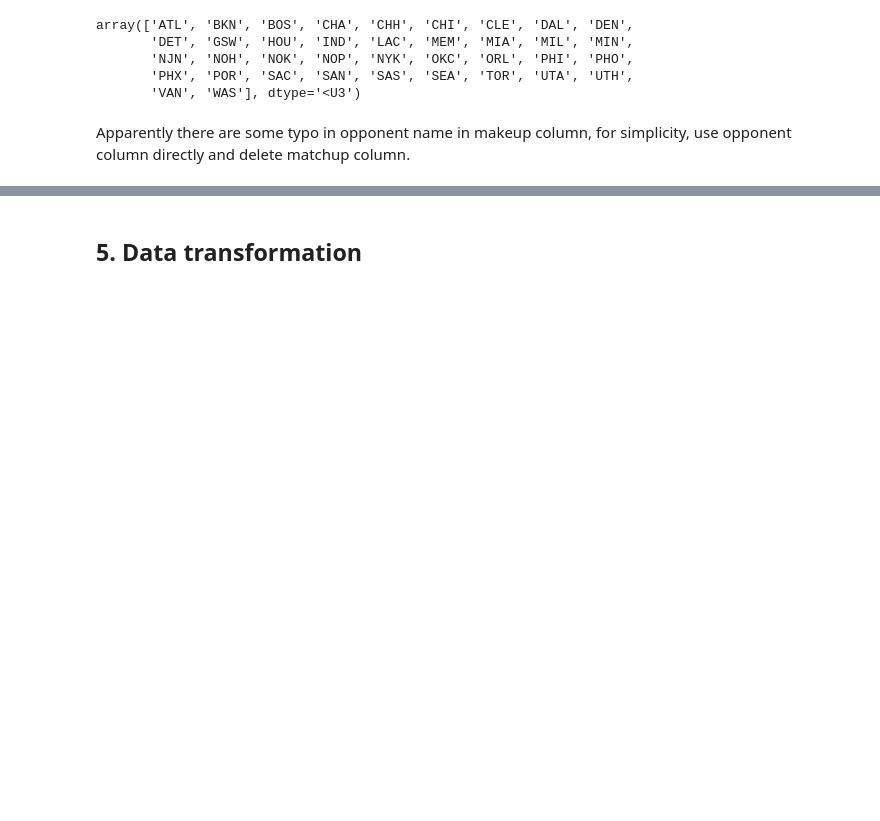
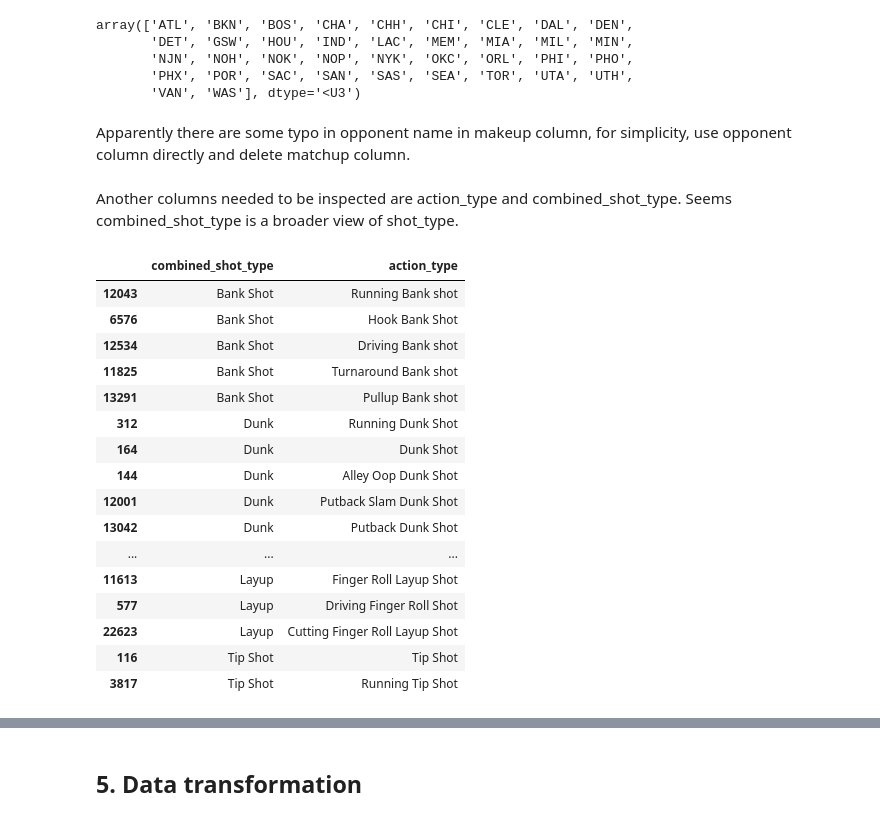
Before and after one commit to wyfok/Kobe_Bryant, a Jupyter notebook: Kobe_Bryant.ipynb, the cells around one changed output, grey strips where cells are left out. Drawn from its saved outputs; the diff is of its cells as text; code cells hidden in the pictures; blank space fills up the shorter version.

```diff
--- a/Kobe_Bryant.ipynb
+++ b/Kobe_Bryant.ipynb
@@ -237,3 +251,25 @@ array(['ATL', 'BKN', 'BOS', 'CHA', 'CHH', 'CHI', 'CLE', 'DAL', 'DEN',
 Apparently there are some typo in opponent name in makeup column, for simplicity, use opponent column directly and delete matchup column.
 # %%
 del data['matchup']
+# %% [markdown]
+Another columns needed to be inspected are action_type and combined_shot_type. Seems combined_shot_type is a broader view of shot_type.
+# %%
+data[['combined_shot_type','action_type']].drop_duplicates().sort_values('combined_shot_type')
+# %% [output]
+|  | combined_shot_type | action_type |
+| 12043 | Bank Shot | Running Bank shot |
+| 6576 | Bank Shot | Hook Bank Shot |
+| 12534 | Bank Shot | Driving Bank shot |
+| 11825 | Bank Shot | Turnaround Bank shot |
+| 13291 | Bank Shot | Pullup Bank shot |
+| 312 | Dunk | Running Dunk Shot |
+| 164 | Dunk | Dunk Shot |
+| 144 | Dunk | Alley Oop Dunk Shot |
+| 12001 | Dunk | Putback Slam Dunk Shot |
+| 13042 | Dunk | Putback Dunk Shot |
+| ... | ... | ... |
+| 11613 | Layup | Finger Roll Layup Shot |
+| 577 | Layup | Driving Finger Roll Shot |
+| 22623 | Layup | Cutting Finger Roll Layup Shot |
+| 116 | Tip Shot | Tip Shot |
+| 3817 | Tip Shot | Running Tip Shot |
```
Also changed, not shown: parts of 47 cells of this notebook.
